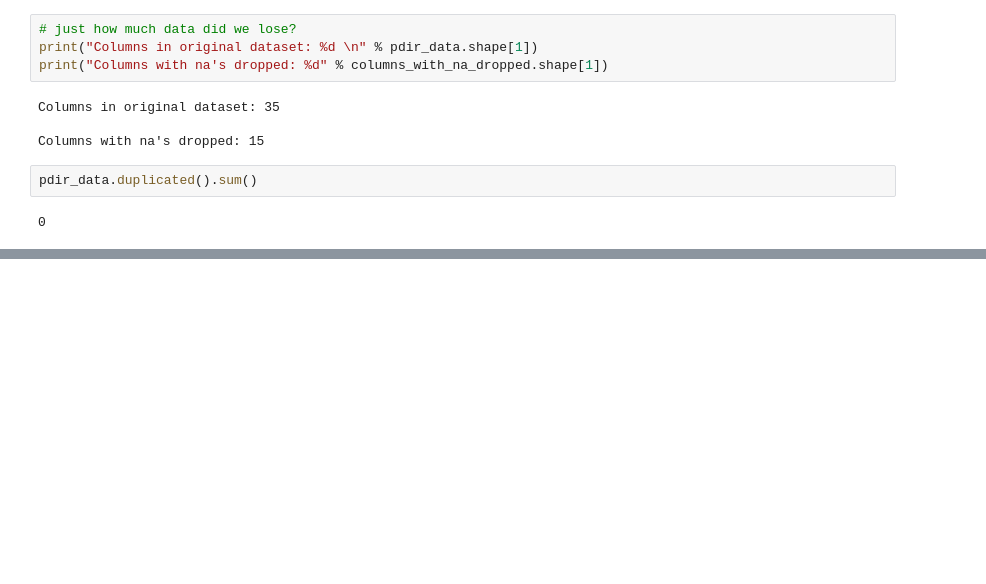
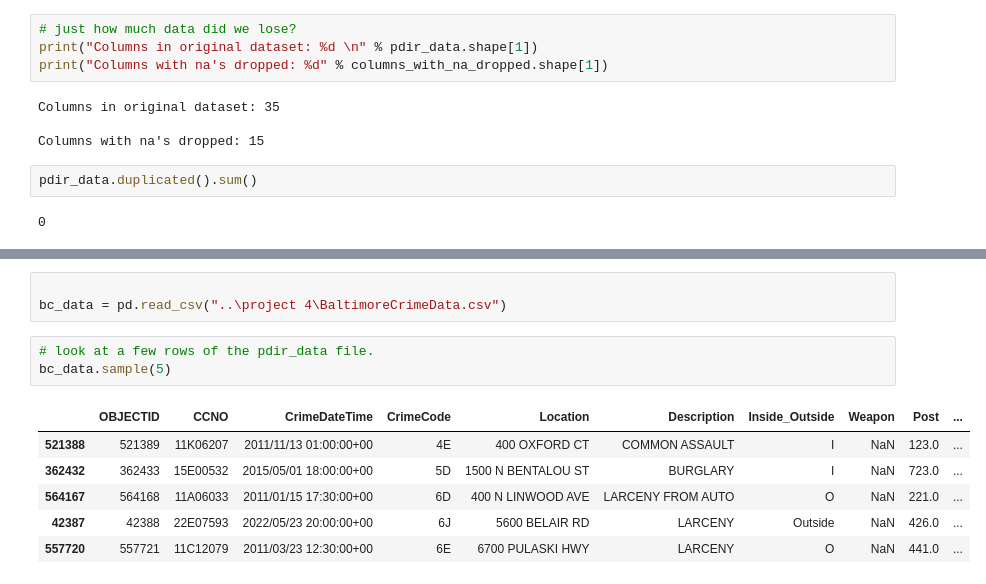
Before and after one commit to MITCHELLWYNE/crime-trends, a Jupyter notebook: cleaning-data.ipynb, the cells around one changed output, grey strips where cells are left out. Drawn from its saved outputs; the diff is of its cells as text; blank space fills up the shorter version.

```diff
--- a/cleaning-data.ipynb
+++ b/cleaning-data.ipynb
@@ -87,0 +128,13 @@ pdir_data.duplicated().sum()
+# %%
+
+bc_data = pd.read_csv("..\project 4\BaltimoreCrimeData.csv")
+# %%
+# look at a few rows of the pdir_data file.
+bc_data.sample(5)
+# %% [output]
+|  | OBJECTID | CCNO | CrimeDateTime | CrimeCode | Location | Description | Inside_Outside | Weapon | Post | ... |
+| 521388 | 521389 | 11K06207 | 2011/11/13 01:00:00+00 | 4E | 400 OXFORD CT | COMMON ASSAULT | I | NaN | 123.0 | ... |
+| 362432 | 362433 | 15E00532 | 2015/05/01 18:00:00+00 | 5D | 1500 N BENTALOU ST | BURGLARY | I | NaN | 723.0 | ... |
+| 564167 | 564168 | 11A06033 | 2011/01/15 17:30:00+00 | 6D | 400 N LINWOOD AVE | LARCENY FROM AUTO | O | NaN | 221.0 | ... |
+| 42387 | 42388 | 22E07593 | 2022/05/23 20:00:00+00 | 6J | 5600 BELAIR RD | LARCENY | Outside | NaN | 426.0 | ... |
+| 557720 | 557721 | 11C12079 | 2011/03/23 12:30:00+00 | 6E | 6700 PULASKI HWY | LARCENY | O | NaN | 441.0 | ... |
```
Also changed, not shown: parts of 11 cells of this notebook.
